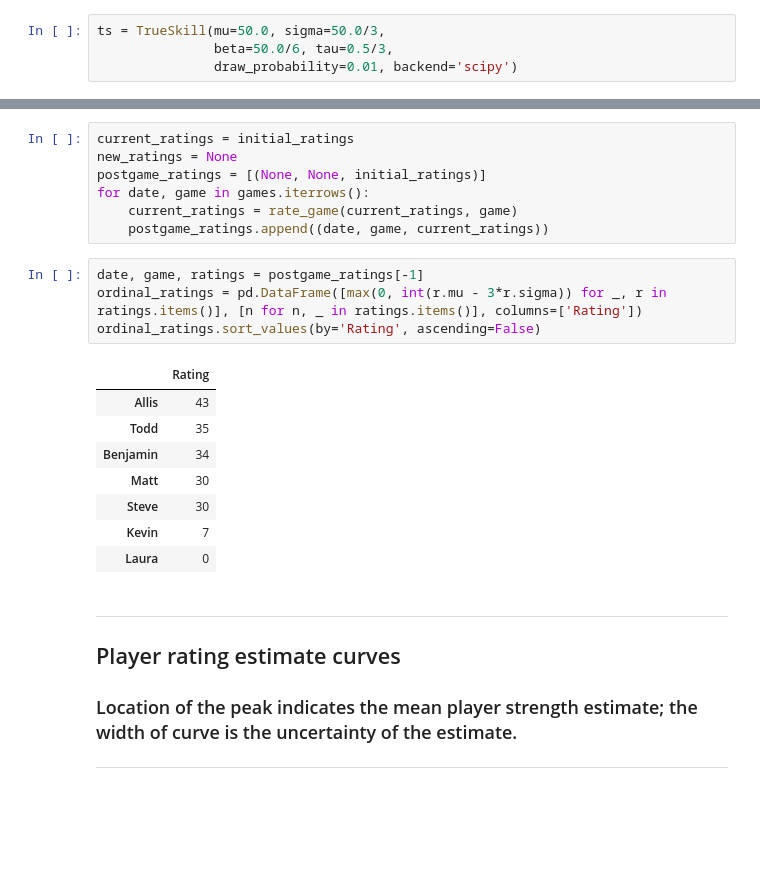
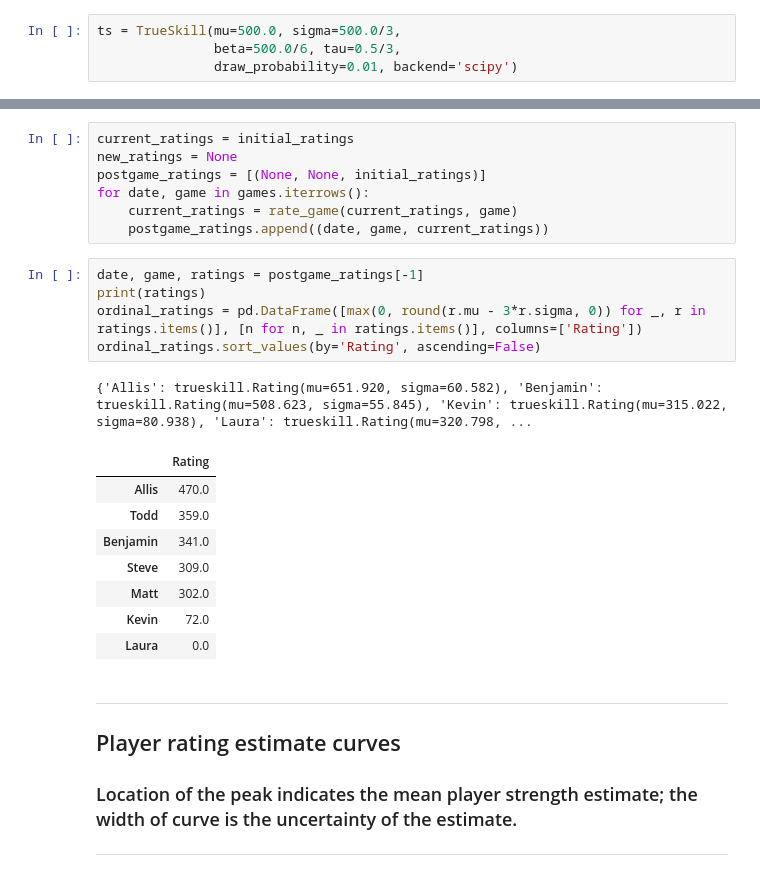
Before and after one commit to ThePlaidMentat/warrank, a Jupyter notebook: RedRankTrueSkill.ipynb, the cells around one changed output, grey strips where cells are left out. Drawn from its saved outputs; the diff is of its cells as text; blank space fills up the shorter version.

```diff
--- a/RedRankTrueSkill.ipynb
+++ b/RedRankTrueSkill.ipynb
@@ -79,8 +81,8 @@ import seaborn as sns; sns.set()
 
 from trueskill import TrueSkill
 # %%
-ts = TrueSkill(mu=50.0, sigma=50.0/3,
-               beta=50.0/6, tau=0.5/3,
+ts = TrueSkill(mu=500.0, sigma=500.0/3,
+               beta=500.0/6, tau=0.5/3,
                draw_probability=0.01, backend='scipy')
 # %%
 initial_ratings = {n: ts.create_rating() for n in games.columns}
@@ -100,17 +102,19 @@ for date, game in games.iterrows():
     postgame_ratings.append((date, game, current_ratings))
 # %%
 date, game, ratings = postgame_ratings[-1]
-ordinal_ratings = pd.DataFrame([max(0, int(r.mu - 3*r.sigma)) for _, r in ratings.items()], [n for n, _ in ratings.items()], columns=['Rating'])
+print(ratings)
+ordinal_ratings = pd.DataFrame([max(0, round(r.mu - 3*r.sigma, 0)) for _, r in ratings.items()], [n for n, _ in ratings.items()], columns=['Rating'])
 ordinal_ratings.sort_values(by='Rating', ascending=False)
 # %% [output]
+{'Allis': trueskill.Rating(mu=651.920, sigma=60.582), 'Benjamin': trueskill.Rating(mu=508.623, sigma=55.845), 'Kevin': trueskill.Rating(mu=315.022, sigma=80.938), 'Laura': trueskill.Rating(mu=320.798, ...
 |  | Rating |
-| Allis | 43 |
-| Todd | 35 |
-| Benjamin | 34 |
-| Matt | 30 |
-| Steve | 30 |
-| Kevin | 7 |
-| Laura | 0 |
+| Allis | 470.0 |
+| Todd | 359.0 |
+| Benjamin | 341.0 |
+| Steve | 309.0 |
+| Matt | 302.0 |
+| Kevin | 72.0 |
+| Laura | 0.0 |
 # %% [markdown]
 ---
 ## Player rating estimate curves
```
Also changed, not shown: parts of 3 cells of this notebook.
